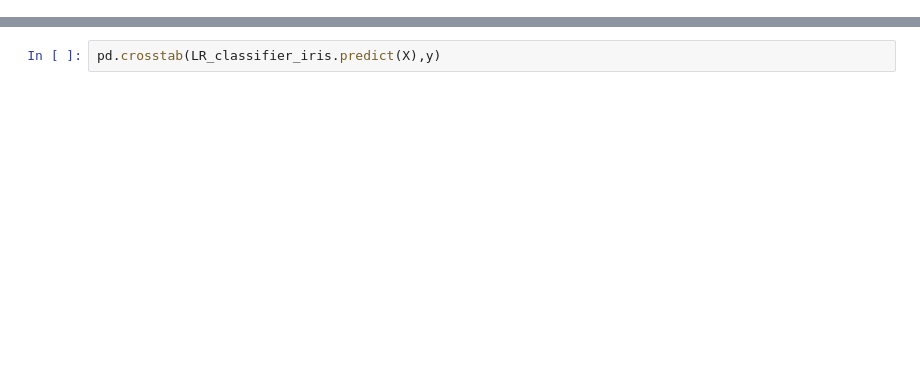
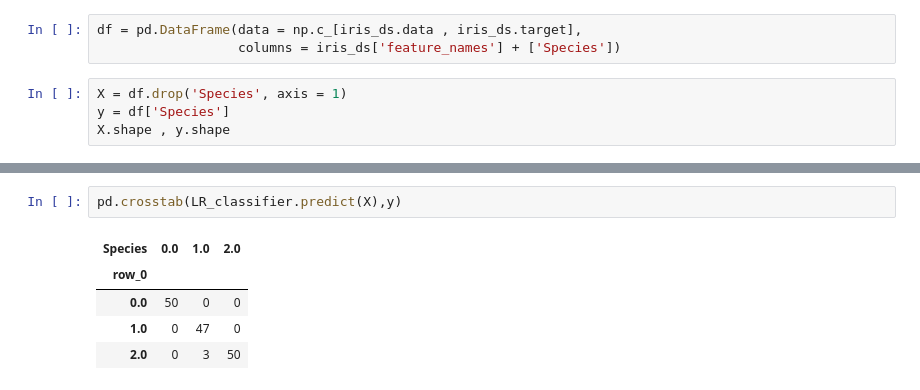
Before and after one commit to mobinym/Exercises, a Jupyter notebook: Logistic_Regression.ipynb, the cells around one changed output, grey strips where cells are left out. Drawn from its saved outputs; the diff is of its cells as text; blank space fills up the shorter version.

```diff
--- a/Logistic_Regression.ipynb
+++ b/Logistic_Regression.ipynb
@@ -109,0 +97,7 @@ print(classification_report)
+# %%
+df = pd.DataFrame(data = np.c_[iris_ds.data , iris_ds.target],
+                  columns = iris_ds['feature_names'] + ['Species'])
+# %%
+X = df.drop('Species', axis = 1)
+y = df['Species']
+X.shape , y.shape
@@ -114,2 +161,8 @@ pd.crosstab(y_test,y)
 # %%
-pd.crosstab(LR_classifier_iris.predict(X),y)
+pd.crosstab(LR_classifier.predict(X),y)
+# %% [output]
+| Species | 0.0 | 1.0 | 2.0 |
+| row_0 |  |  |  |
+| 0.0 | 50 | 0 | 0 |
+| 1.0 | 0 | 47 | 0 |
+| 2.0 | 0 | 3 | 50 |
```
Also changed, not shown: parts of 60 cells of this notebook.
